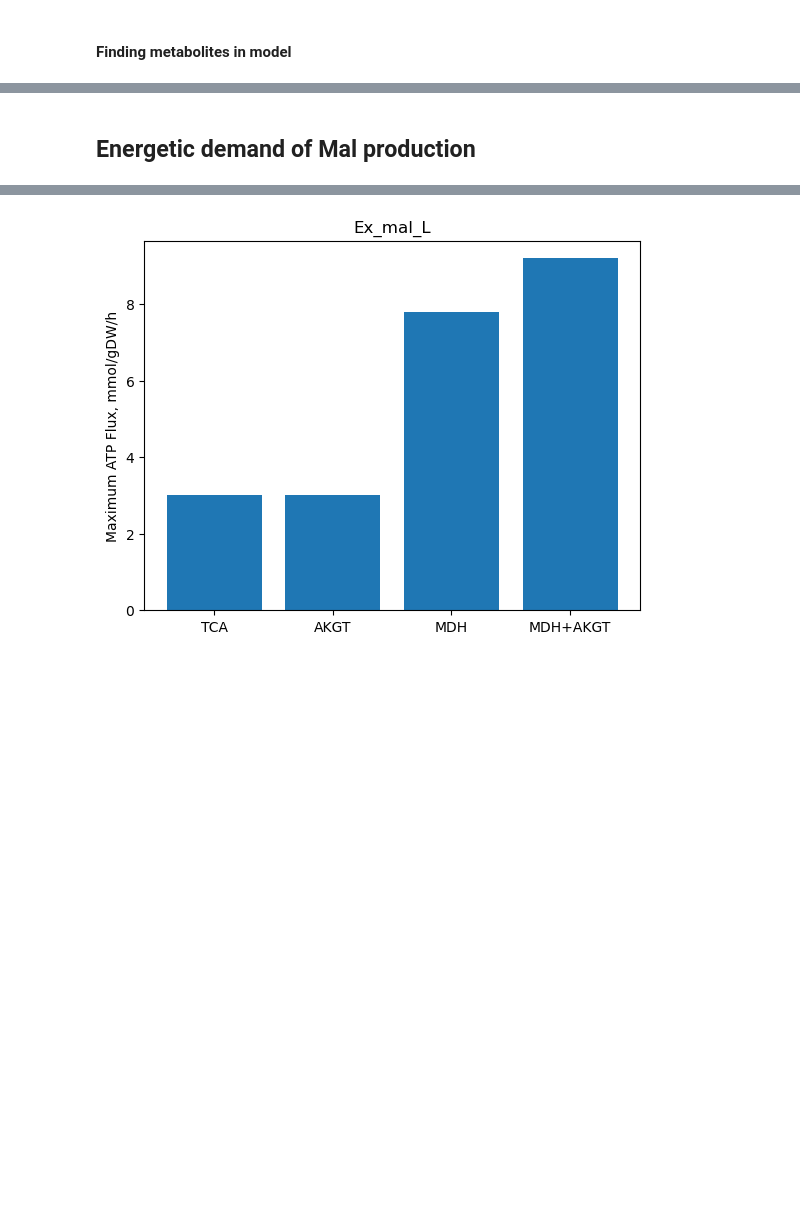
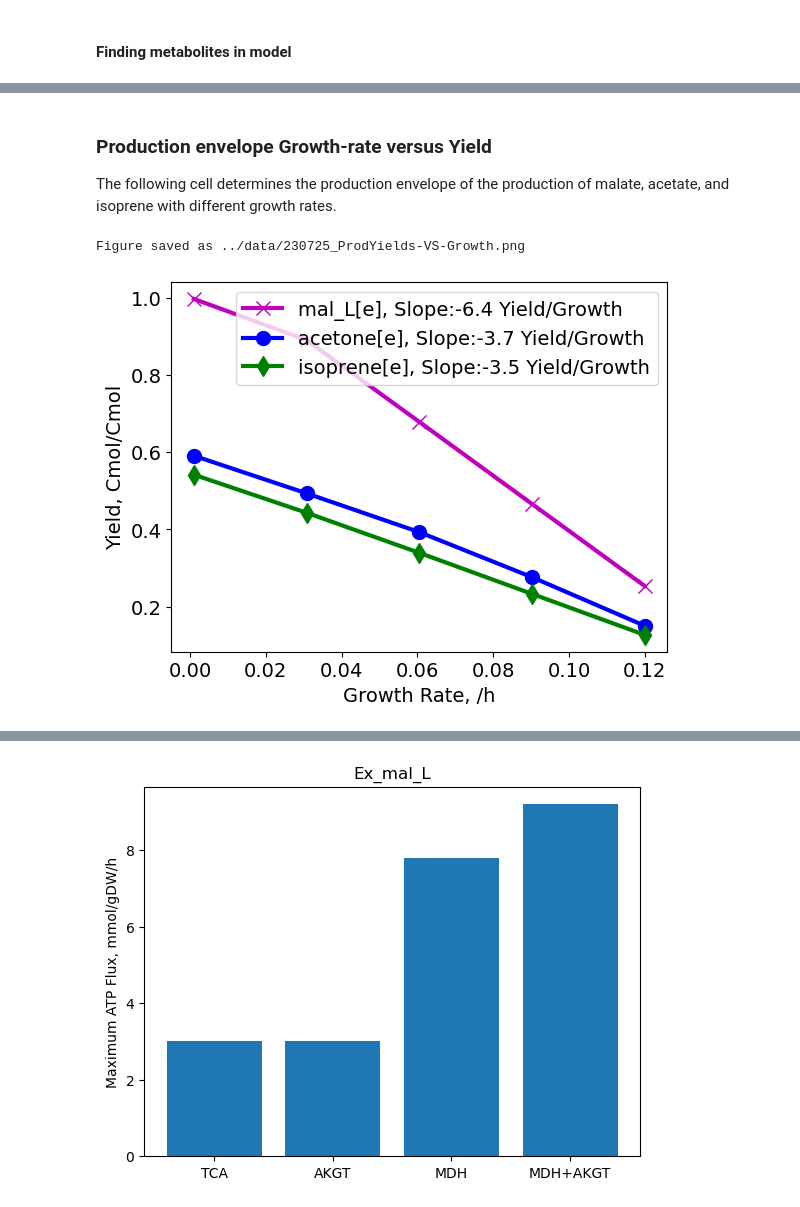
Before and after one commit to iAMB-RWTH-Aachen/Opol-GSMM, a Jupyter notebook: code/Model-Analysis.ipynb, the cells around one changed output, grey strips where cells are left out. Cells and saved outputs as stored; diff of their text form; code cells hidden in the pictures; blank space fills up the shorter version.

```diff
--- a/code/Model-Analysis.ipynb
+++ b/code/Model-Analysis.ipynb
@@ -230,2 +222,43 @@ EX_isoprene[e]: isoprene[e] -->
-# %% [markdown]
-## Energetic demand of Mal production
+# %% [markdown]
+### Production envelope Growth-rate versus Yield
+The following cell determines the production envelope of the production of malate, acetate, and isoprene with different growth rates.
+# %%
+# required minimum growth rate
+bio = np.linspace(.001,.12,5)
+Substrate = 'meoh'
+flux=10
+Product = ['mal_L[e]','acetone[e]','isoprene[e]']
+PCol = {'mal_L[e]':'m', 'acetone[e]':'b', 'isoprene[e]':'g'}
+PMark = {'mal_L[e]':'x', 'acetone[e]':'o', 'isoprene[e]':'d'}
+YieldProd = dict()
+
+for myProd in Product:
+    Cnum = countCinFormula(model.metabolites.get_by_id(myProd).formula)
+    Yield = list()
+    for bioi in bio:
+        with model as md:
+            md.reactions.get_by_id('BIOMASS').lower_bound = bioi
+            md = set_ObjGSMM(md, myProd)
+            md = set_SubFlux(md, [Substrate], 'Ex_glc_D', flux)
+            sol = md.optimize()
+            Yield.append(sol.fluxes['DM_{}'.format(myProd)]*Cnum/flux)
+    YieldProd[myProd] = {'Yield':Yield, 'growth':list(bio), 'color':PCol[myProd], 'marker': PMark[myProd]}
+# %%
+FigureName = 'ProdYields-VS-Growth'
+for Target in YieldProd.keys():
+    m,n = np.polyfit(YieldProd[Target]['growth'], YieldProd[Target]['Yield'], 1)
+    plt.plot(YieldProd[Target]['growth'], YieldProd[Target]['Yield'],
+                c = PCol[Target],
+                marker = PMark[Target], markersize = 10, linewidth = 3,
+                label = f'{Target}, Slope:{round(m,1)} Yield/Growth')
+plt.xlabel('Growth Rate, /h')
+plt.ylabel('Yield, Cmol/Cmol')
+plt.legend()
+PlotName = os.path.join(SaveDir, f'{Today}_{FigureName}.{FigureType}')
+plt.savefig(PlotName, dpi=300, bbox_inches='tight')
+print(f'Figure saved as {PlotName}')
+# plt.title('PYC Active') #+AKG/Mal mTran
+plt.show()
+# %% [output]
+Figure saved as ../data/230725_ProdYields-VS-Growth.png
+[figure, added]
```
Also changed, not shown: parts of 41 cells of this notebook, 11 other files.
